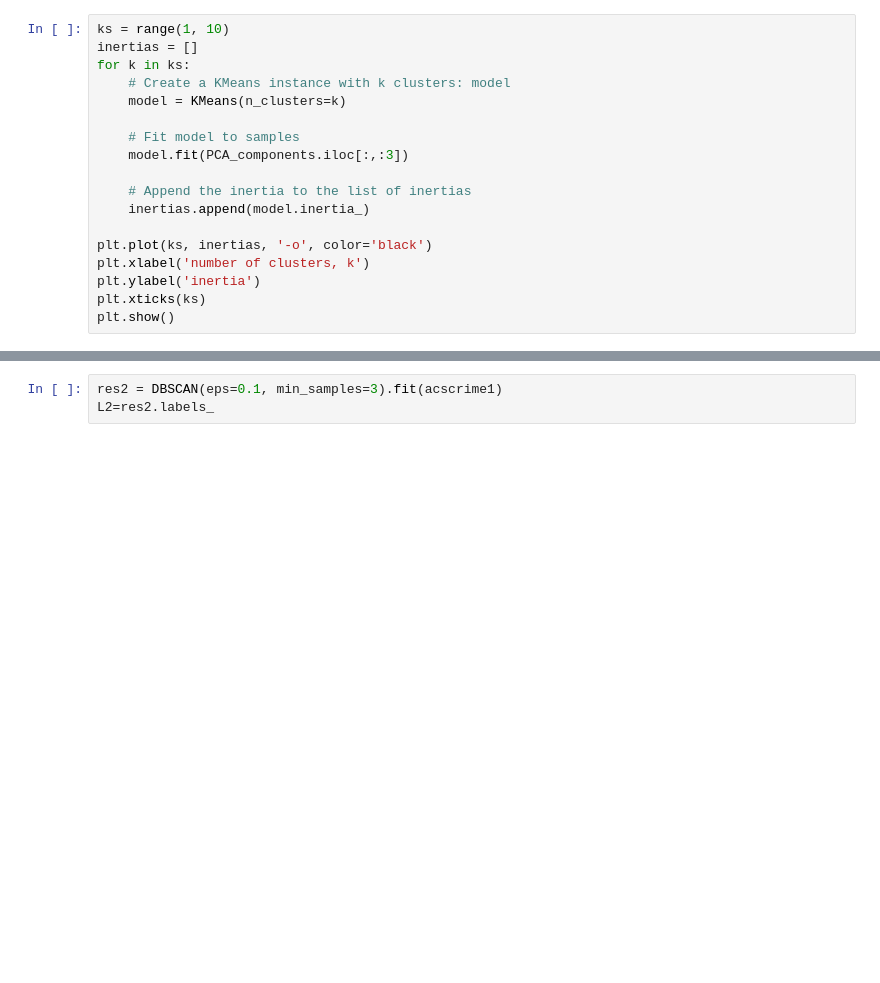
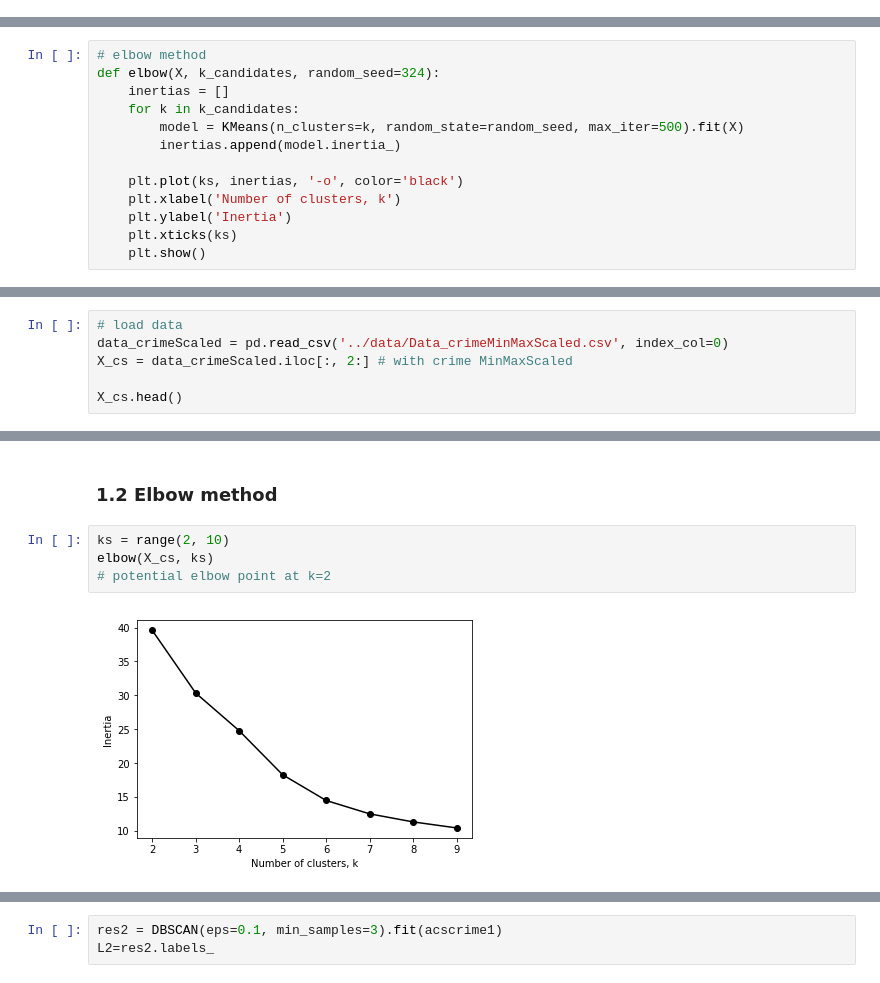
Before and after one commit to leonaisabelle/CUSP-ADS-Project, a Jupyter notebook: modelling_notebooks/Clustering.ipynb, the cells around one changed output, grey strips where cells are left out. Cells and saved outputs as stored; diff of their text form; blank space fills up the shorter version.

Commit message:
Refactor clustering nb

```diff
--- a/modelling_notebooks/Clustering.ipynb
+++ b/modelling_notebooks/Clustering.ipynb
@@ -844,18 +0,0 @@ Text(0, 0.5, 'PCA 2')
-# %%
-ks = range(1, 10)
-inertias = []
-for k in ks:
-    # Create a KMeans instance with k clusters: model
-    model = KMeans(n_clusters=k)
-
-    # Fit model to samples
-    model.fit(PCA_components.iloc[:,:3])
-
-    # Append the inertia to the list of inertias
-    inertias.append(model.inertia_)
-
-plt.plot(ks, inertias, '-o', color='black')
-plt.xlabel('number of clusters, k')
-plt.ylabel('inertia')
-plt.xticks(ks)
-plt.show()
@@ -904,0 +22,13 @@ For n_clusters = 8 The average silhouette_score is : 0.3828071750672401
+# %%
+# elbow method
+def elbow(X, k_candidates, random_seed=324):
+    inertias = []
+    for k in k_candidates:
+        model = KMeans(n_clusters=k, random_state=random_seed, max_iter=500).fit(X)
+        inertias.append(model.inertia_)
+
+    plt.plot(ks, inertias, '-o', color='black')
+    plt.xlabel('Number of clusters, k')
+    plt.ylabel('Inertia')
+    plt.xticks(ks)
+    plt.show()
@@ -904,0 +61,6 @@ For n_clusters = 8 The average silhouette_score is : 0.3828071750672401
+# %%
+# load data
+data_crimeScaled = pd.read_csv('../data/Data_crimeMinMaxScaled.csv', index_col=0)
+X_cs = data_crimeScaled.iloc[:, 2:] # with crime MinMaxScaled
+
+X_cs.head()
@@ -904,0 +91,8 @@ For n_clusters = 8 The average silhouette_score is : 0.3828071750672401
+# %% [markdown]
+### 1.2 Elbow method
+# %%
+ks = range(2, 10)
+elbow(X_cs, ks)
+# potential elbow point at k=2
+# %% [output]
+[figure, added]
```
Also changed, not shown: parts of 131 cells of this notebook.
